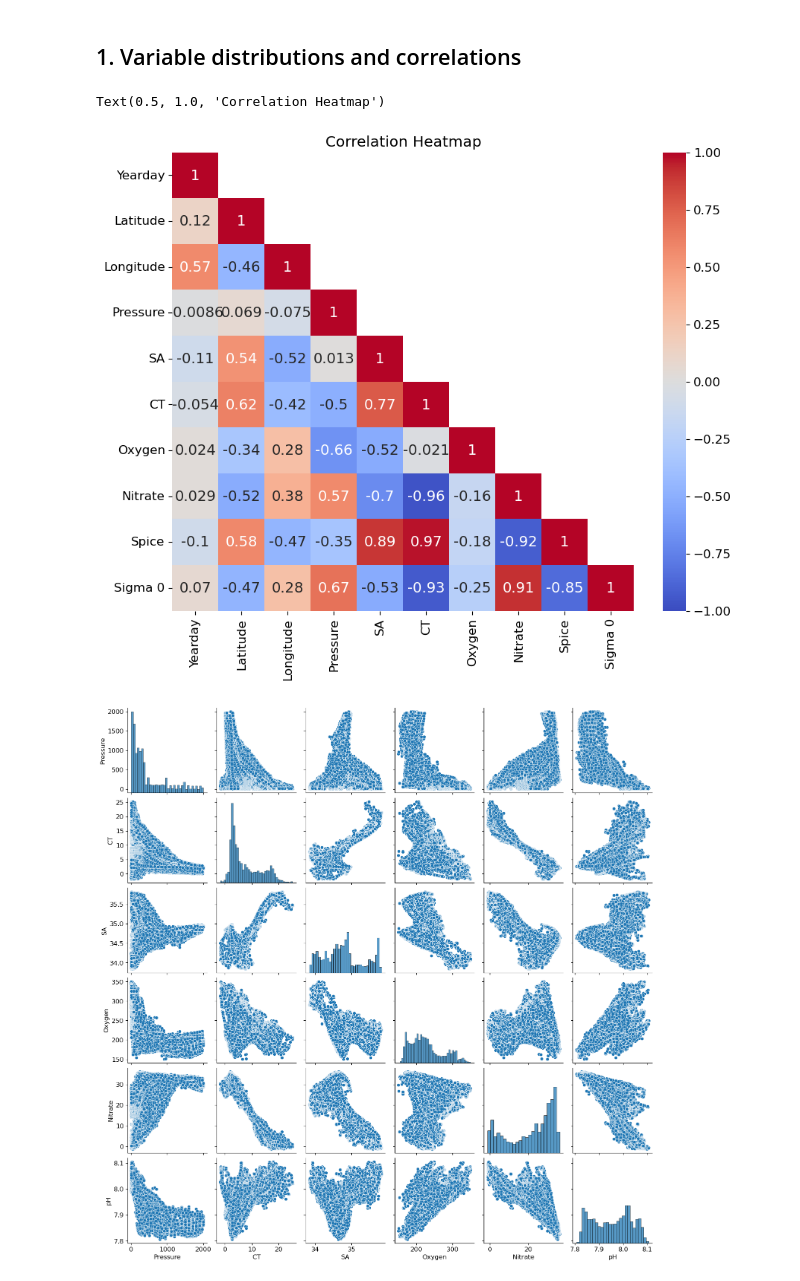
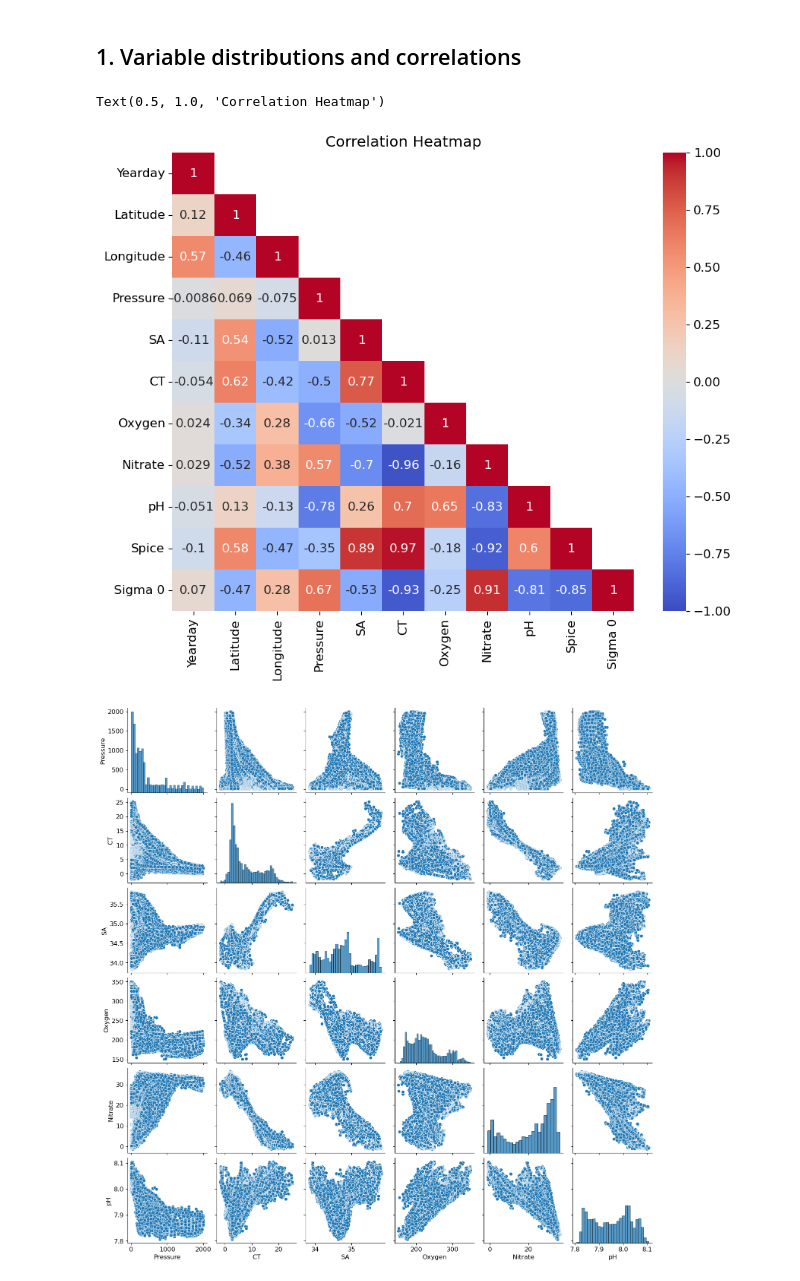
Before and after one commit to UW-MLGEO/MLGEO2022_sangsong, a Jupyter notebook: ml-sogos/scripts/sogos_overview.ipynb, the cells around one changed output. Drawn from its saved outputs; the diff is of its cells as text; code cells hidden in the pictures.

```diff
--- a/ml-sogos/scripts/sogos_overview.ipynb
+++ b/ml-sogos/scripts/sogos_overview.ipynb
@@ -110,17 +85,17 @@ gp_660 = xr.open_dataset(data_path + 'gp_660_forMLGeo1026.nc')
 # %% [markdown]
 ## 1. Variable distributions and correlations
 # %%
-dfcorr = total_DF.drop({'pH', 'Julian Day', 'Sigma 1', 'Sigma 2'},axis=1).corr()
+dfcorr = total_DF.drop({'Julian Day', 'Sigma 1', 'Sigma 2'},axis=1).corr()
 # plot a heatmap with annotation
 
 plt.figure(figsize=(10,8))
 # Generate a mask for the upper triangle
 mask = np.triu(np.ones_like(dfcorr, dtype=bool),k=1)
-hm = sns.heatmap(dfcorr, mask=mask, annot=True, cmap='coolwarm', annot_kws={"size": 14}, center=0, vmin=-1, vmax=1)
+hm = sns.heatmap(dfcorr, mask=mask, annot=True, cmap='coolwarm', annot_kws={"size": 12}, center=0, vmin=-1, vmax=1)
 plt.title('Correlation Heatmap')
 # %% [output]
 Text(0.5, 1.0, 'Correlation Heatmap')
-[figure, old version]
+[figure, new version]
 # %%
 # Pair Wise Plots
 PWDF = total_DF[["Pressure", "CT", "SA", "Oxygen", "Nitrate", 'pH']]
```
Also changed, not shown: parts of 56 cells of this notebook, 1 other file.
